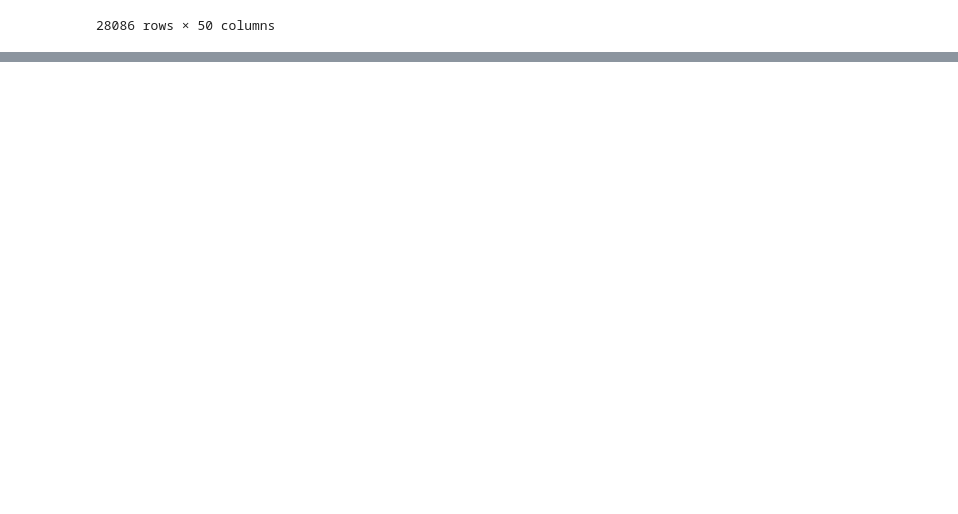
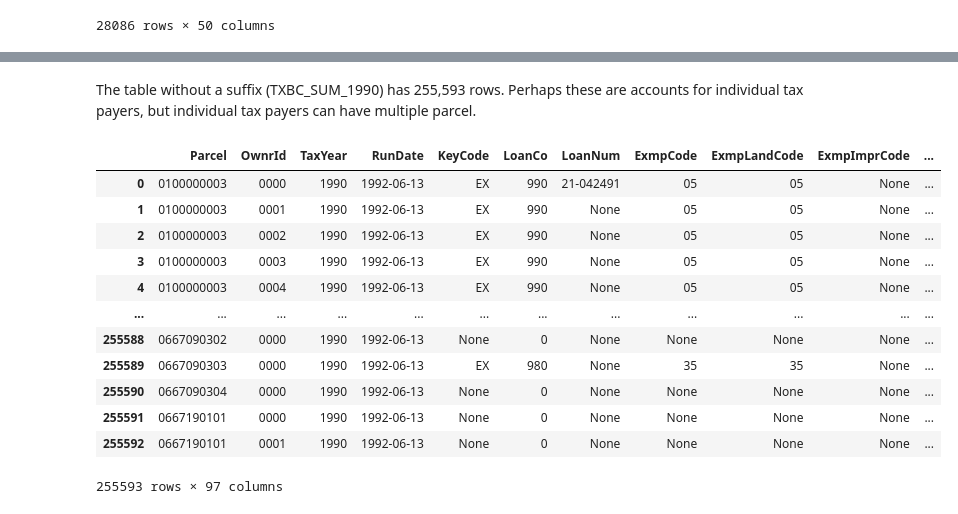
Before and after one commit to jameshowison/tcad_capstone, a Jupyter notebook: explore_tcad.ipynb, the cells around one changed output, grey strips where cells are left out. Drawn from its saved outputs; the diff is of its cells as text; code cells hidden in the pictures; blank space fills up the shorter version.

```diff
--- a/explore_tcad.ipynb
+++ b/explore_tcad.ipynb
@@ -246,0 +307,19 @@ SELECT * FROM folder_A_TCBC.TCBC_SUM_1990
+# %% [markdown]
+The table without a suffix (TXBC_SUM_1990) has 255,593 rows.  Perhaps these are accounts for individual tax payers, but individual tax payers can have multiple parcel.
+# %%
+%%sql
+SELECT * FROM folder_A_TXBC.TXBC_SUM_1990;
+# %% [output]
+|  | Parcel | OwnrId | TaxYear | RunDate | KeyCode | LoanCo | LoanNum | ExmpCode | ExmpLandCode | ExmpImprCode | ... |
+| 0 | 0100000003 | 0000 | 1990 | 1992-06-13 | EX | 990 | 21-042491 | 05 | 05 | None | ... |
+| 1 | 0100000003 | 0001 | 1990 | 1992-06-13 | EX | 990 | None | 05 | 05 | None | ... |
+| 2 | 0100000003 | 0002 | 1990 | 1992-06-13 | EX | 990 | None | 05 | 05 | None | ... |
+| 3 | 0100000003 | 0003 | 1990 | 1992-06-13 | EX | 990 | None | 05 | 05 | None | ... |
+| 4 | 0100000003 | 0004 | 1990 | 1992-06-13 | EX | 990 | None | 05 | 05 | None | ... |
+| ... | ... | ... | ... | ... | ... | ... | ... | ... | ... | ... | ... |
+| 255588 | 0667090302 | 0000 | 1990 | 1992-06-13 | None | 0 | None | None | None | None | ... |
+| 255589 | 0667090303 | 0000 | 1990 | 1992-06-13 | EX | 980 | None | 35 | 35 | None | ... |
+| 255590 | 0667090304 | 0000 | 1990 | 1992-06-13 | None | 0 | None | None | None | None | ... |
+| 255591 | 0667190101 | 0000 | 1990 | 1992-06-13 | None | 0 | None | None | None | None | ... |
+| 255592 | 0667190101 | 0001 | 1990 | 1992-06-13 | None | 0 | None | None | None | None | ... |
+255593 rows × 97 columns
```
Also changed, not shown: parts of 31 cells of this notebook.
